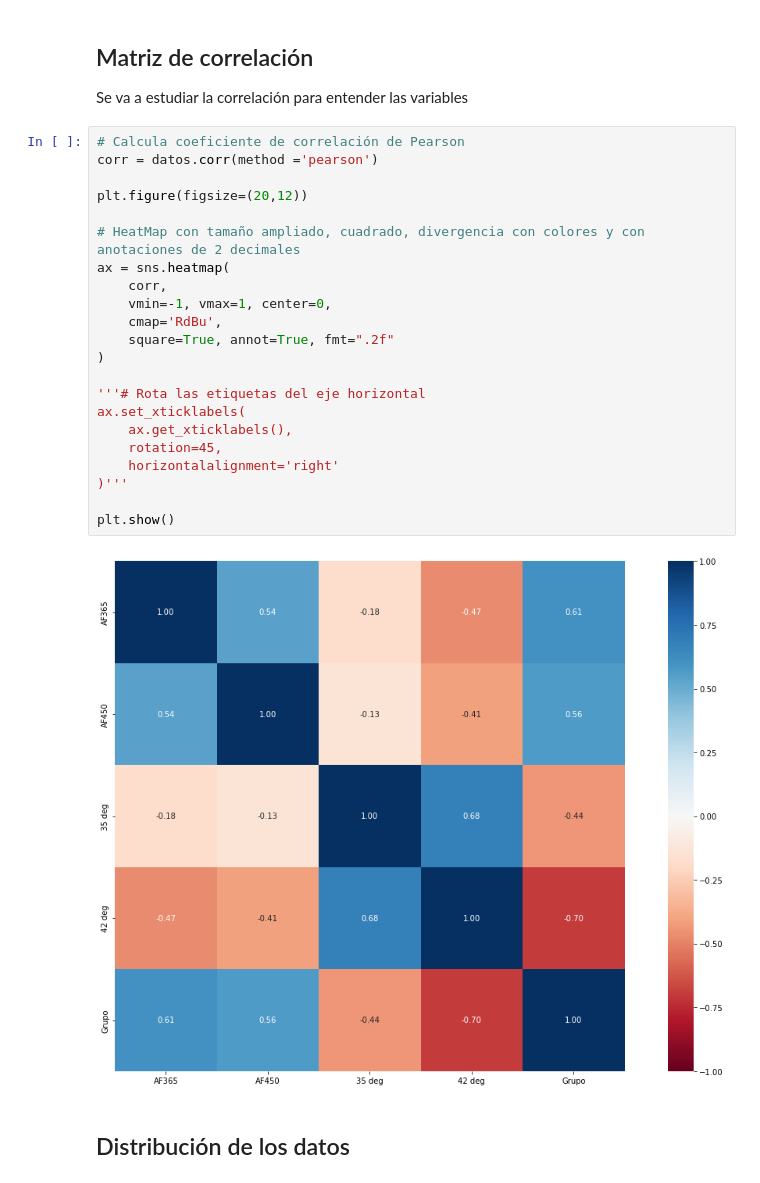
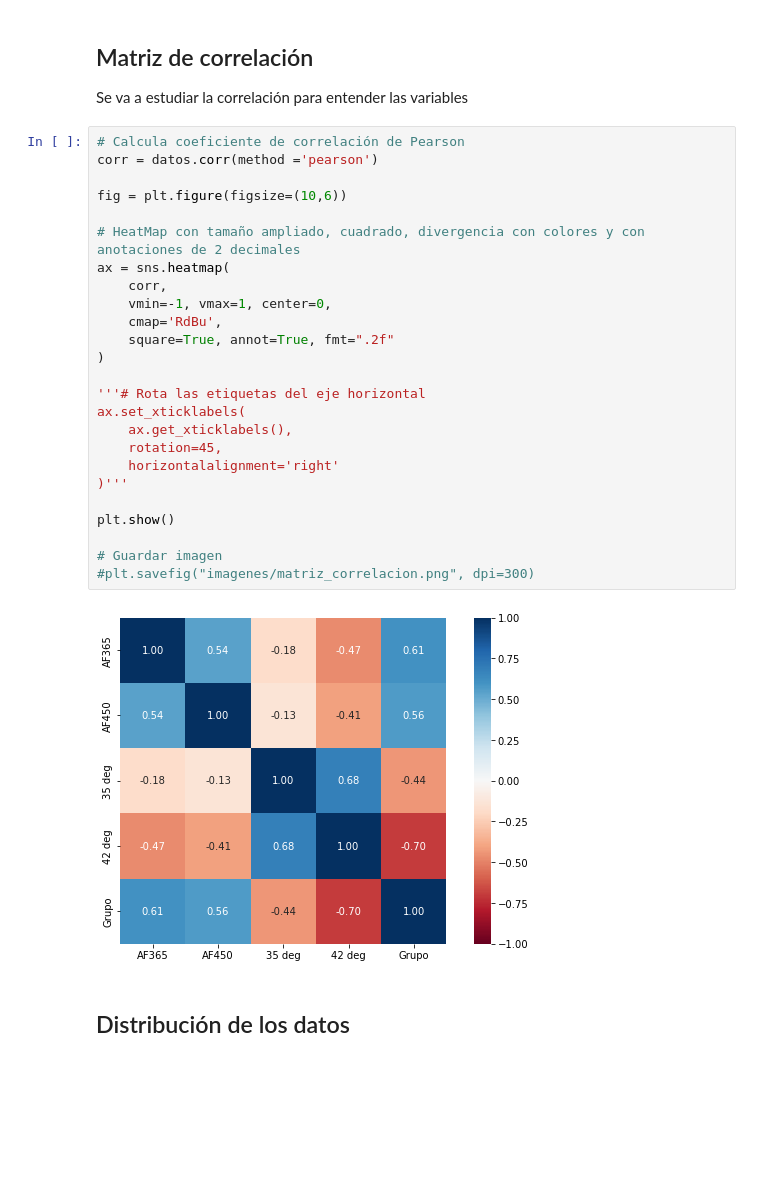
Before and after one commit to alberto-mm/TFM-diagnostico-diabetes-IA, a Jupyter notebook: datos/analisis_exploratorio.ipynb, the cells around one changed output. Cells and saved outputs as stored; diff of their text form; blank space fills up the shorter version.

```diff
--- a/datos/analisis_exploratorio.ipynb
+++ b/datos/analisis_exploratorio.ipynb
@@ -102,27 +102,30 @@ Se va a estudiar la correlación para entender las variables
 # %%
 # Calcula coeficiente de correlación de Pearson
 corr = datos.corr(method ='pearson')
 
-plt.figure(figsize=(20,12))
+fig = plt.figure(figsize=(10,6))
 
 # HeatMap con tamaño ampliado, cuadrado, divergencia con colores y con anotaciones de 2 decimales
 ax = sns.heatmap(
     corr,
     vmin=-1, vmax=1, center=0,
     cmap='RdBu',
     square=True, annot=True, fmt=".2f"
 )
 
 '''# Rota las etiquetas del eje horizontal
 ax.set_xticklabels(
     ax.get_xticklabels(),
     rotation=45,
     horizontalalignment='right'
 )'''
 
 plt.show()
+
+# Guardar imagen
+#plt.savefig("imagenes/matriz_correlacion.png", dpi=300)
 # %% [output]
-[figure, old version]
+[figure, new version]
 # %% [markdown]
 ## Distribución de los datos
 # %%
```
